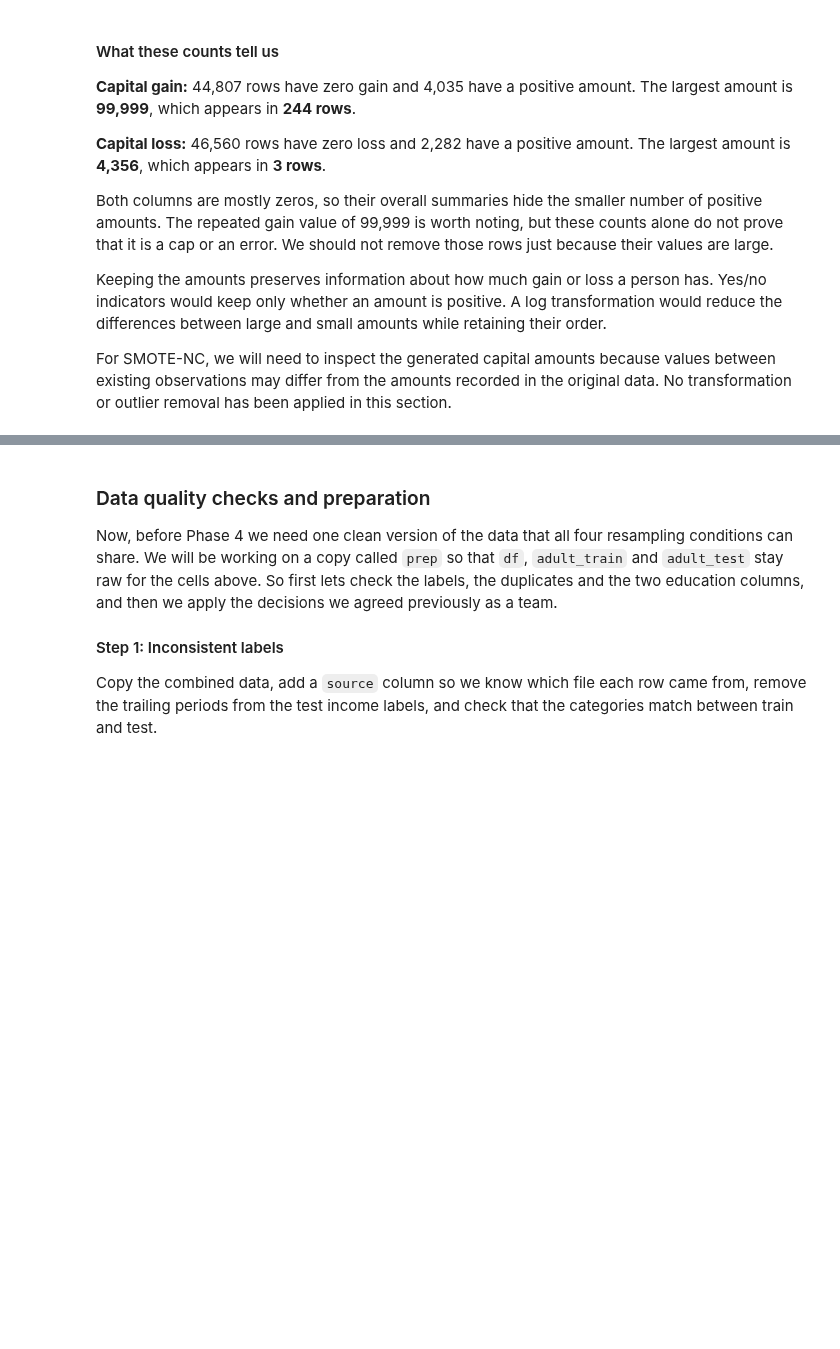
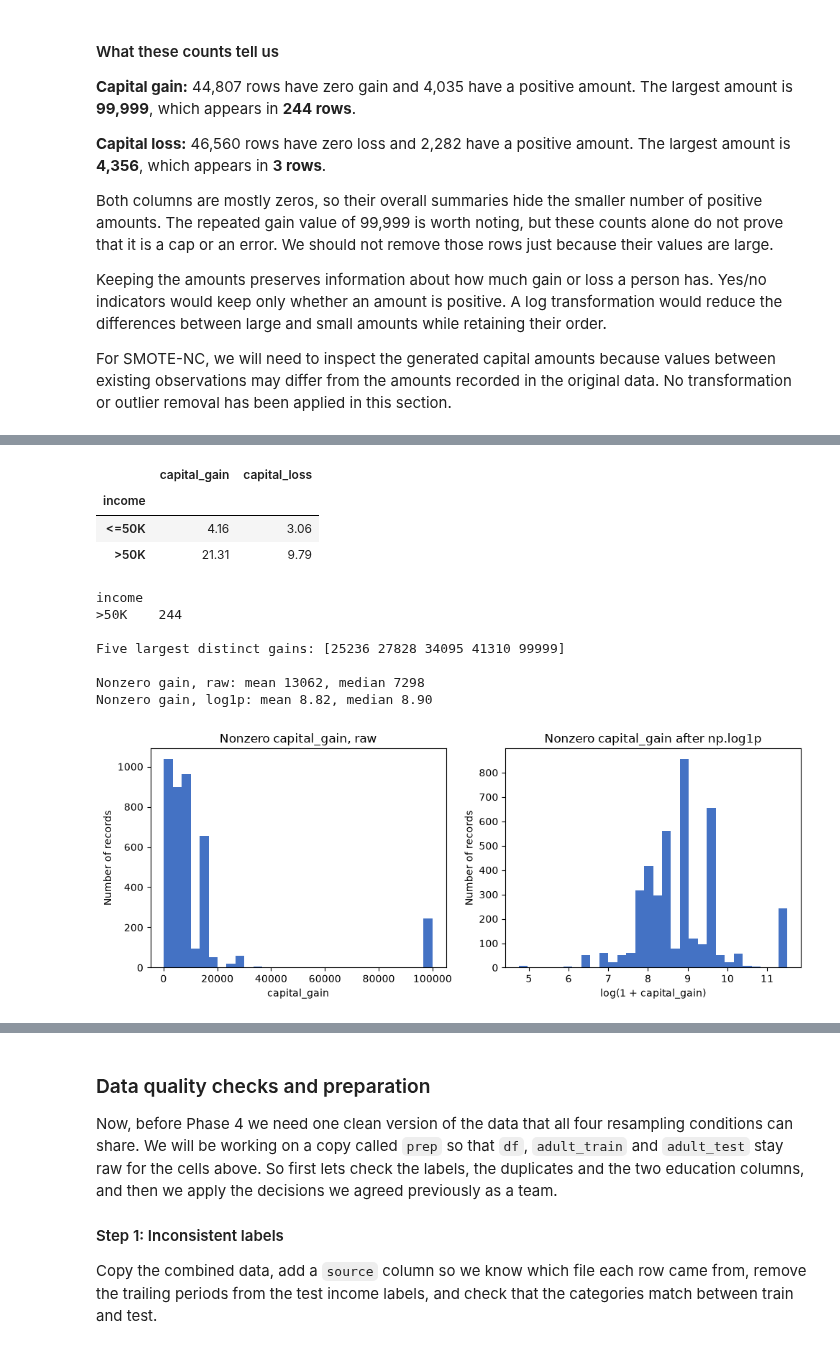
Before and after one commit to jessicabrinegar/data-mining-project, a Jupyter notebook: Phase3_EDA_Brinegar.ipynb, the cells around one changed output, grey strips where cells are left out. Cells and saved outputs as stored; diff of their text form; code cells hidden in the pictures; blank space fills up the shorter version.

```diff
--- a/Phase3_EDA_Brinegar.ipynb
+++ b/Phase3_EDA_Brinegar.ipynb
@@ -440,0 +550,42 @@ For SMOTE-NC, we will need to inspect the generated capital amounts because valu
+# %%
+import numpy as np
+
+# Percent of rows with a nonzero amount in each income class
+has_capital = eda[["capital_gain", "capital_loss"]] > 0
+capital_nonzero = 100 * has_capital.groupby(eda["income"]).mean()
+display(capital_nonzero.round(2))
+
+# Income of the rows with the largest gain, and the largest distinct gains in the data
+print(eda.loc[eda["capital_gain"] == 99999, "income"].value_counts().to_string())
+print(f"\nFive largest distinct gains: {np.sort(eda['capital_gain'].unique())[-5:]}")
+
+# Only the rows with a positive gain, since the zeros would hide everything else
+gain_positive = eda.loc[eda["capital_gain"] > 0, "capital_gain"]
+print(f"\nNonzero gain, raw: mean {gain_positive.mean():.0f}, median {gain_positive.median():.0f}")
+print(f"Nonzero gain, log1p: mean {np.log1p(gain_positive).mean():.2f}, median {np.log1p(gain_positive).median():.2f}")
+
+fig, axes = plt.subplots(1, 2, figsize=(10, 4))
+axes[0].hist(gain_positive, bins=30, color="#4472C4")
+axes[0].set_title("Nonzero capital_gain, raw")
+axes[0].set_xlabel("capital_gain")
+axes[0].set_ylabel("Number of records")
+
+axes[1].hist(np.log1p(gain_positive), bins=30, color="#4472C4")
+axes[1].set_title("Nonzero capital_gain after np.log1p")
+axes[1].set_xlabel("log(1 + capital_gain)")
+axes[1].set_ylabel("Number of records")
+plt.tight_layout()
+plt.show()
+# %% [output]
+|  | capital_gain | capital_loss |
+| income |  |  |
+| <=50K | 4.16 | 3.06 |
+| >50K | 21.31 | 9.79 |
+income
+>50K    244
+
+Five largest distinct gains: [25236 27828 34095 41310 99999]
+
+Nonzero gain, raw: mean 13062, median 7298
+Nonzero gain, log1p: mean 8.82, median 8.90
+[figure, added]
```
Also changed, not shown: parts of 17 cells of this notebook.
